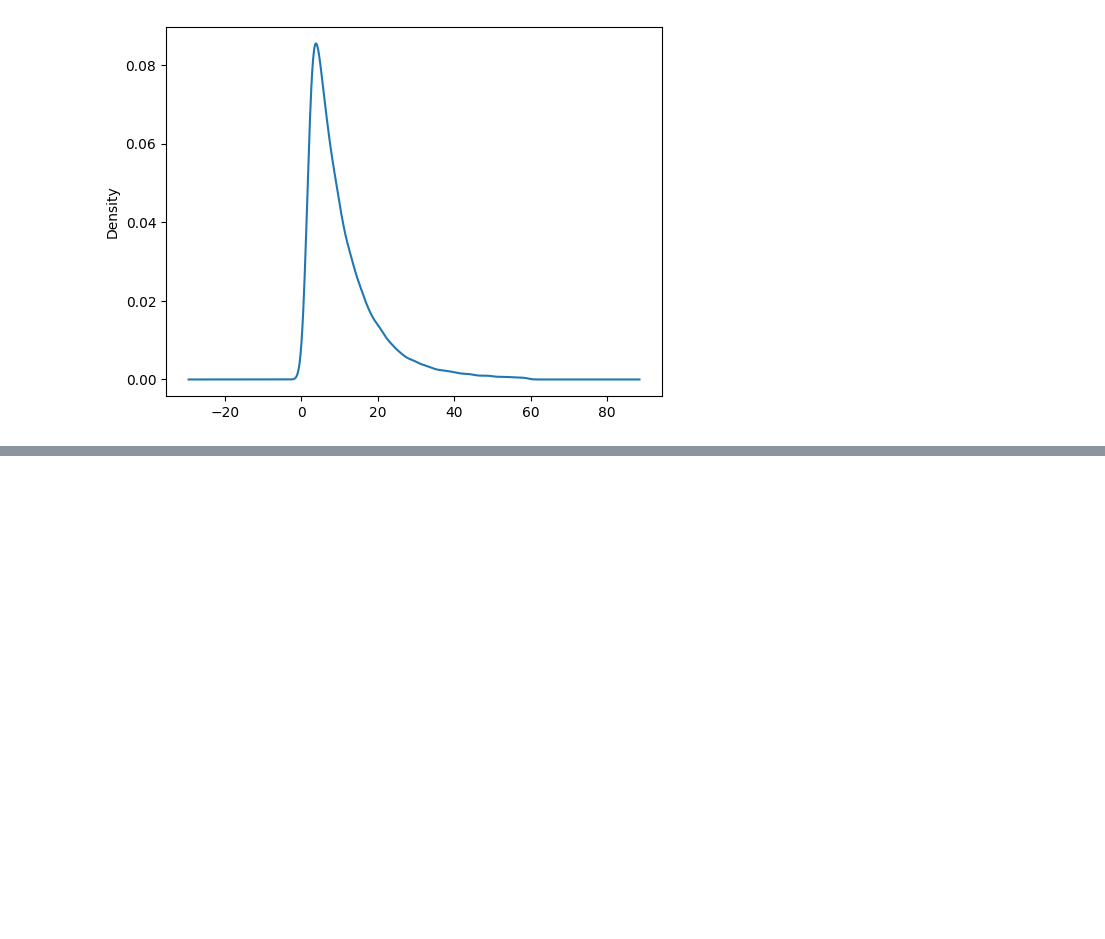
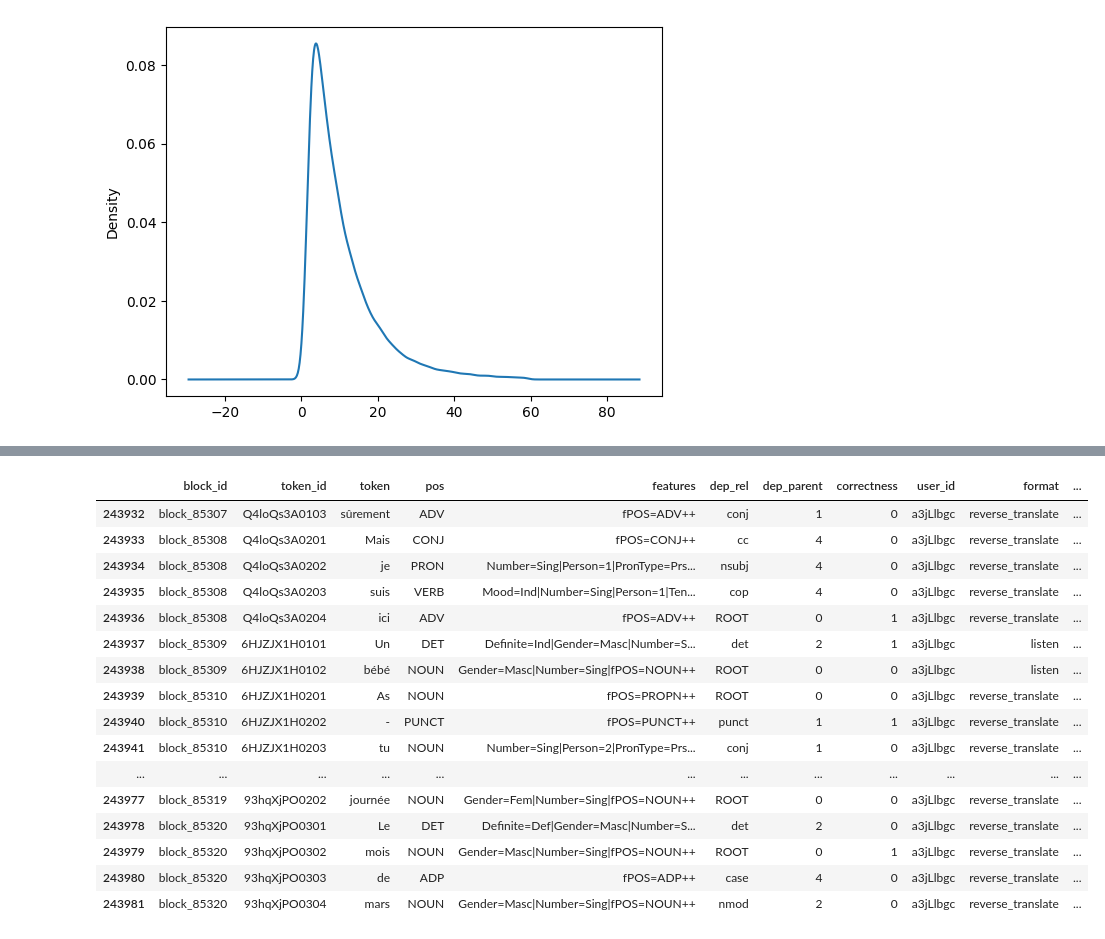
Before and after one commit to Kazf28/CS129-Duolingo, a Jupyter notebook: Data_Wrangling_Main.ipynb, the cells around one changed output, grey strips where cells are left out. Drawn from its saved outputs; the diff is of its cells as text; code cells hidden in the pictures; blank space fills up the shorter version.

```diff
--- a/Data_Wrangling_Main.ipynb
+++ b/Data_Wrangling_Main.ipynb
@@ -116,0 +134,20 @@ data[data["user_id"] == "+4kwmfjD"].head(30)
+# %%
+data[data["user_id"] == "a3jLlbgc"].tail(50)
+# %% [output]
+|  | block_id | token_id | token | pos | features | dep_rel | dep_parent | correctness | user_id | format | ... |
+| 243932 | block_85307 | Q4loQs3A0103 | sûrement | ADV | fPOS=ADV++ | conj | 1 | 0 | a3jLlbgc | reverse_translate | ... |
+| 243933 | block_85308 | Q4loQs3A0201 | Mais | CONJ | fPOS=CONJ++ | cc | 4 | 0 | a3jLlbgc | reverse_translate | ... |
+| 243934 | block_85308 | Q4loQs3A0202 | je | PRON | Number=Sing|Person=1|PronType=Prs... | nsubj | 4 | 0 | a3jLlbgc | reverse_translate | ... |
+| 243935 | block_85308 | Q4loQs3A0203 | suis | VERB | Mood=Ind|Number=Sing|Person=1|Ten... | cop | 4 | 0 | a3jLlbgc | reverse_translate | ... |
+| 243936 | block_85308 | Q4loQs3A0204 | ici | ADV | fPOS=ADV++ | ROOT | 0 | 1 | a3jLlbgc | reverse_translate | ... |
+| 243937 | block_85309 | 6HJZJX1H0101 | Un | DET | Definite=Ind|Gender=Masc|Number=S... | det | 2 | 1 | a3jLlbgc | listen | ... |
+| 243938 | block_85309 | 6HJZJX1H0102 | bébé | NOUN | Gender=Masc|Number=Sing|fPOS=NOUN++ | ROOT | 0 | 0 | a3jLlbgc | listen | ... |
+| 243939 | block_85310 | 6HJZJX1H0201 | As | NOUN | fPOS=PROPN++ | ROOT | 0 | 0 | a3jLlbgc | reverse_translate | ... |
+| 243940 | block_85310 | 6HJZJX1H0202 | - | PUNCT | fPOS=PUNCT++ | punct | 1 | 1 | a3jLlbgc | reverse_translate | ... |
+| 243941 | block_85310 | 6HJZJX1H0203 | tu | NOUN | Number=Sing|Person=2|PronType=Prs... | conj | 1 | 0 | a3jLlbgc | reverse_translate | ... |
+| ... | ... | ... | ... | ... | ... | ... | ... | ... | ... | ... | ... |
+| 243977 | block_85319 | 93hqXjPO0202 | journée | NOUN | Gender=Fem|Number=Sing|fPOS=NOUN++ | ROOT | 0 | 0 | a3jLlbgc | reverse_translate | ... |
+| 243978 | block_85320 | 93hqXjPO0301 | Le | DET | Definite=Def|Gender=Masc|Number=S... | det | 2 | 0 | a3jLlbgc | reverse_translate | ... |
+| 243979 | block_85320 | 93hqXjPO0302 | mois | NOUN | Gender=Masc|Number=Sing|fPOS=NOUN++ | ROOT | 0 | 1 | a3jLlbgc | reverse_translate | ... |
+| 243980 | block_85320 | 93hqXjPO0303 | de | ADP | fPOS=ADP++ | case | 4 | 0 | a3jLlbgc | reverse_translate | ... |
+| 243981 | block_85320 | 93hqXjPO0304 | mars | NOUN | Gender=Masc|Number=Sing|fPOS=NOUN++ | nmod | 2 | 0 | a3jLlbgc | reverse_translate | ... |
```
Also changed, not shown: parts of 5 cells of this notebook, 1 other file.
